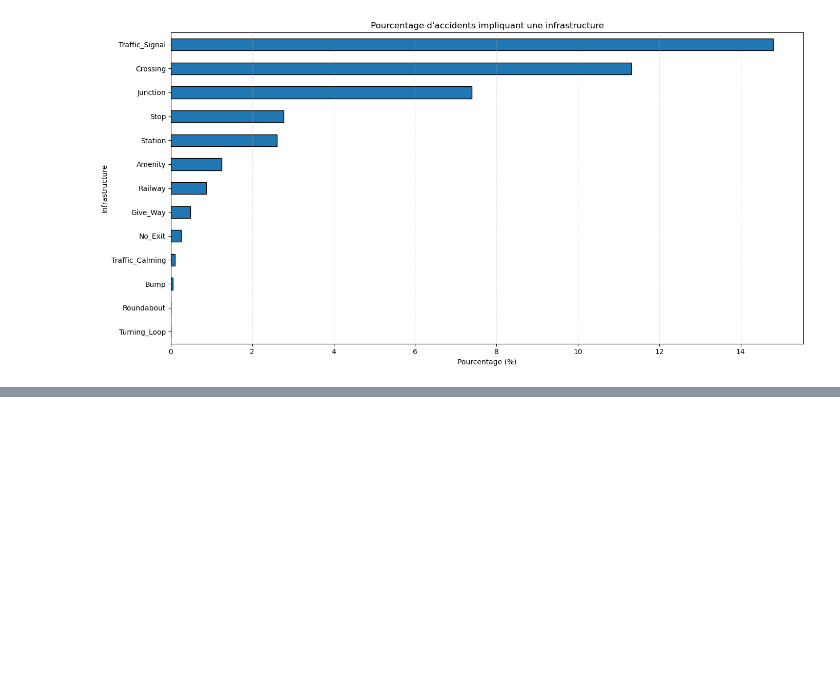
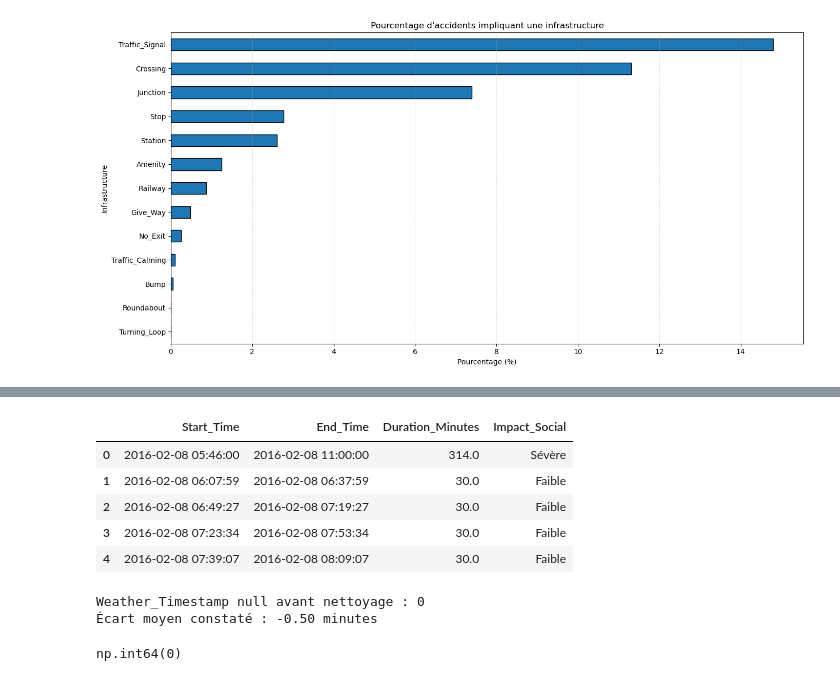
Before and after one commit to zinebettahery/US-Accidents, a Jupyter notebook: notebooks/EDA.ipynb, the cells around one changed output, grey strips where cells are left out. Drawn from its saved outputs; the diff is of its cells as text; code cells hidden in the pictures; blank space fills up the shorter version.

```diff
--- a/notebooks/EDA.ipynb
+++ b/notebooks/EDA.ipynb
@@ -1024,0 +1047,36 @@ dfA[['Start_Time', 'year', 'month', 'day_of_week', 'time','season','day_period',
+# %%
+dfA['Duration_Minutes'] = (dfA['End_Time'] - dfA['Start_Time']).dt.total_seconds() / 60
+
+# On garde les accidents entre 1 minute et 24 heures (1440 min)
+dfA = dfA[(dfA['Duration_Minutes'] > 0) & (dfA['Duration_Minutes'] <= 1440)]
+
+# Définir les limites (bins) et les noms des catégories (labels)
+bins = [0, 30, 120, 480, dfA['Duration_Minutes'].max()]
+group_names = ['Faible', 'Modéré', 'Sévère', 'Critique']
+
+# Création de la colonne
+dfA['Impact_Social'] = pd.cut(dfA['Duration_Minutes'], bins=bins, labels=group_names)
+
+dfA[['Start_Time', 'End_Time', 'Duration_Minutes','Impact_Social']].head()
+# %% [output]
+|  | Start_Time | End_Time | Duration_Minutes | Impact_Social |
+| 0 | 2016-02-08 05:46:00 | 2016-02-08 11:00:00 | 314.0 | Sévère |
+| 1 | 2016-02-08 06:07:59 | 2016-02-08 06:37:59 | 30.0 | Faible |
+| 2 | 2016-02-08 06:49:27 | 2016-02-08 07:19:27 | 30.0 | Faible |
+| 3 | 2016-02-08 07:23:34 | 2016-02-08 07:53:34 | 30.0 | Faible |
+| 4 | 2016-02-08 07:39:07 | 2016-02-08 08:09:07 | 30.0 | Faible |
+# %%
+# 1. Calculer l'écart réel là où on a l'info
+temp_delay = (dfA['Start_Time'] - dfA['Weather_Timestamp']).dt.total_seconds() / 60
+print(f"Weather_Timestamp null avant nettoyage : {dfA['Weather_Timestamp'].isna().sum()}")
+print(f"Écart moyen constaté : {temp_delay.mean():.2f} minutes")
+# %% [output]
+Weather_Timestamp null avant nettoyage : 0
+Écart moyen constaté : -0.50 minutes
+# %%
+dfA['Weather_Timestamp'] = dfA['Weather_Timestamp'].fillna(dfA['Start_Time'])
+
+# Null aprés nettoyage
+dfA['Weather_Timestamp'].isna().sum()
+# %% [output]
+np.int64(0)
```
Also changed, not shown: parts of 11 cells of this notebook, 1 other file.
